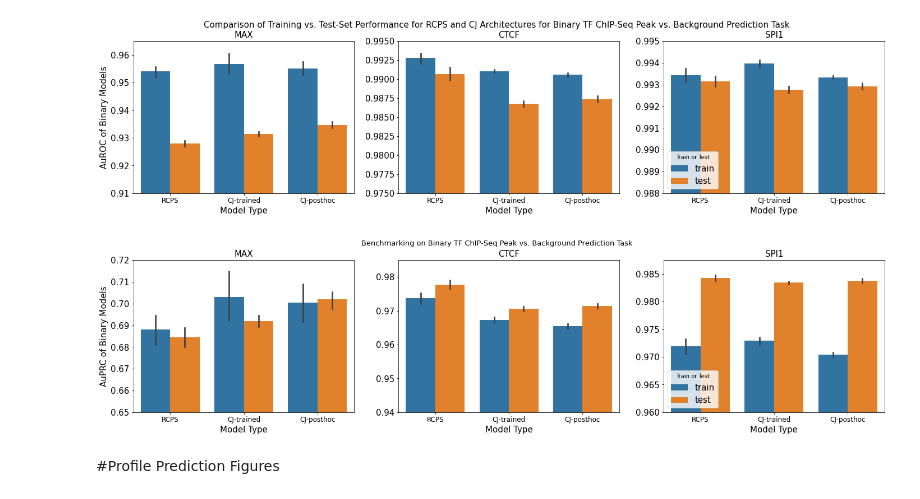
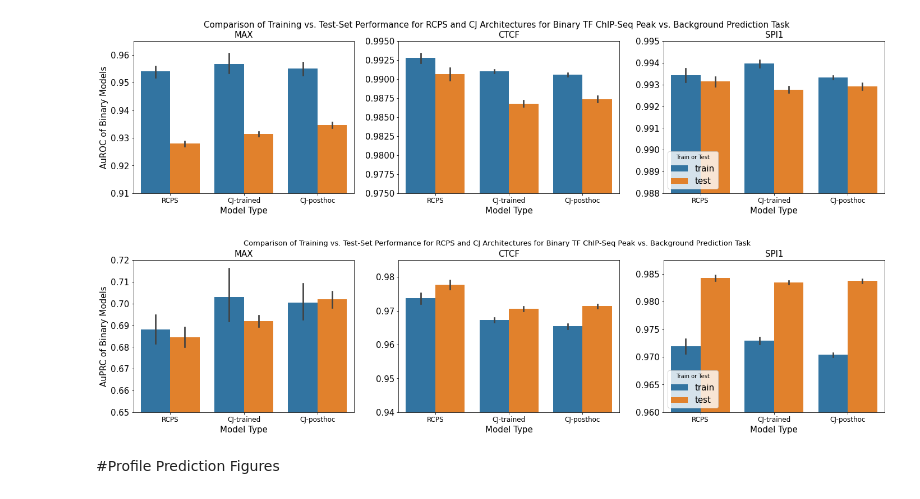
Before and after one commit to hannahgz/BenchmarkRCStrategies, a Jupyter notebook: FigGenNew.ipynb, the cells around one changed output. Cells and saved outputs as stored; diff of their text form; code cells hidden in the pictures.

```diff
--- a/FigGenNew.ipynb
+++ b/FigGenNew.ipynb
@@ -483,24 +483,24 @@ plt.savefig("MasterTFBinaryModels_TrainTest_AuROC.png", bbox_inches='tight')
 # %%
 fig, ax = plt.subplots(1,3,figsize=(24,5))
 # plt.figure(figsize=(15,10))
 y = "Held-out AuPRC"
-fig.suptitle("Benchmarking on Binary TF ChIP-Seq Peak vs. Background Prediction Task", fontsize=13)
+fig.suptitle("Comparison of Training vs. Test-Set Performance for RCPS and CJ Architectures for Binary TF ChIP-Seq Peak vs. Background Prediction Task", fontsize=13)
 plt.axes(ax[0])
 plot_profile_figures(datasetname = "MAX", pddataframe = MAX_df, y = y, ylim = (0.65, 0.72))
 
 plt.axes(ax[1])
 plot_profile_figures(datasetname = "CTCF", pddataframe = CTCF_df, y = y, ylim = (0.94, 0.985))
 
 plt.axes(ax[2])
 plot_profile_figures(datasetname = "SPI1", pddataframe = SPI1_df, y = y, ylim = (0.96, 0.9875))
 
 [x.get_legend().remove() for x in ax[:-1]]
 ax[0].set_ylabel("AuPRC of Binary Models")
 [x.set_ylabel("") for x in ax[1:]]
 
 plt.savefig("MasterTFBinaryModels_TrainTest_AuPRC.png", bbox_inches='tight')
 # %% [output]
-[figure, old version]
+[figure, new version]
 # %% [markdown]
 #Profile Prediction Figures
 # %%
```
Also changed, not shown: parts of 12 cells of this notebook.
